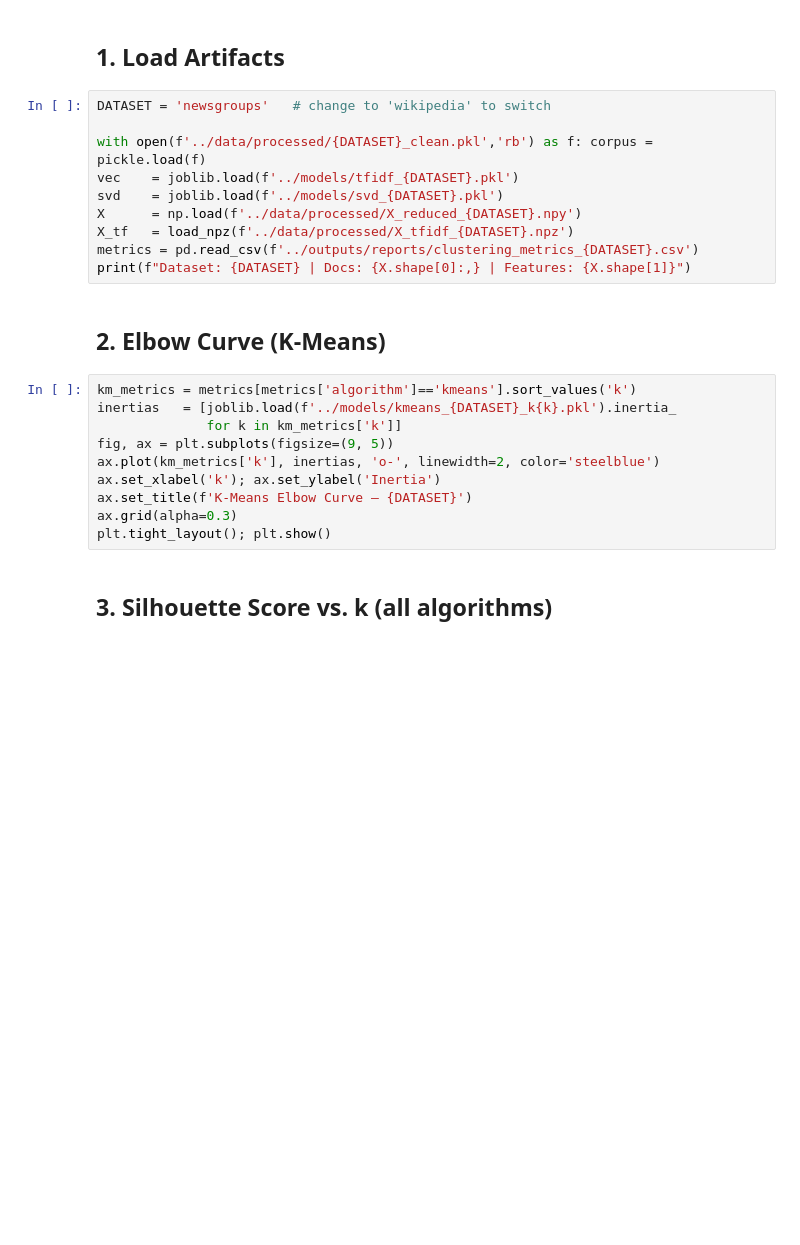
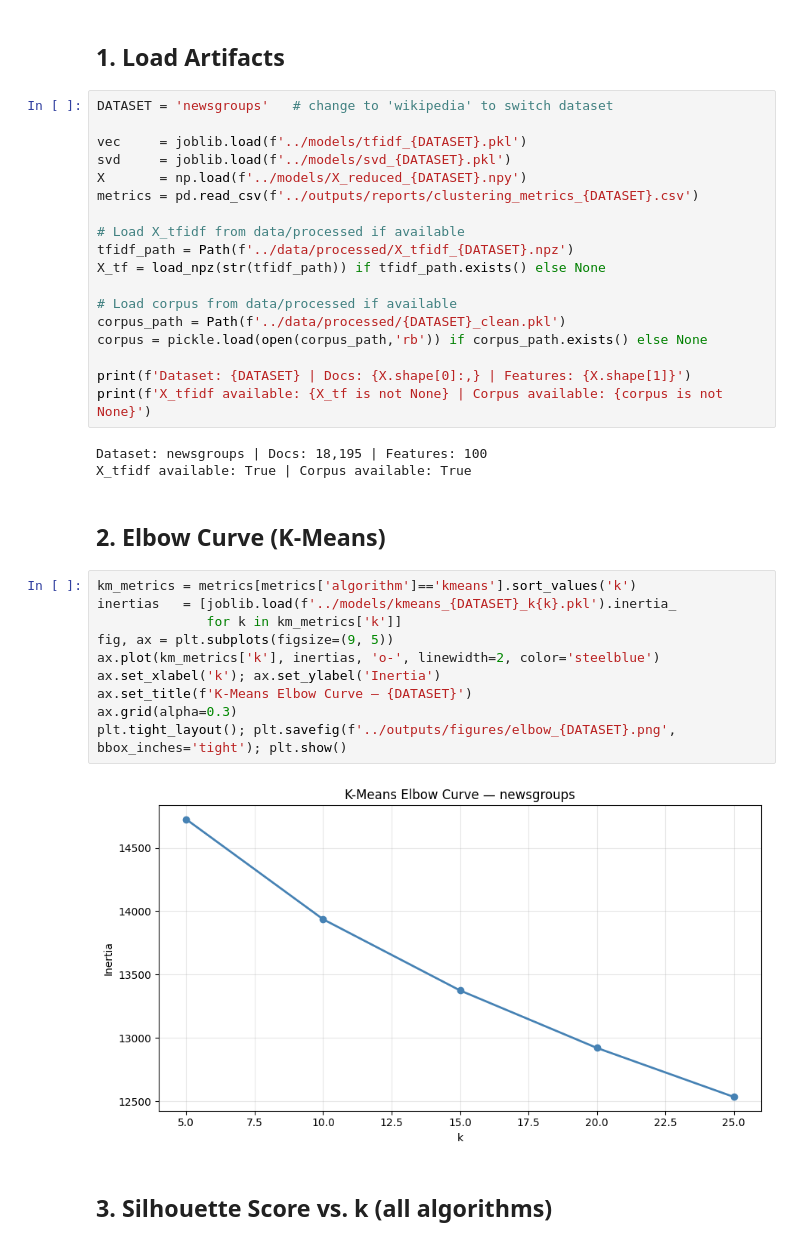
Before and after one commit to ahmednashatnoaman-svg/ML2-document-clustering, a Jupyter notebook: notebooks/03_clustering.ipynb, the cells around one changed output. Cells and saved outputs as stored; diff of their text form; blank space fills up the shorter version.

```diff
--- a/notebooks/03_clustering.ipynb
+++ b/notebooks/03_clustering.ipynb
@@ -11,27 +12,40 @@ from src.evaluation import get_top_terms, cluster_size_distribution
 # %% [markdown]
 ## 1. Load Artifacts
 # %%
-DATASET = 'newsgroups'   # change to 'wikipedia' to switch
+DATASET = 'newsgroups'   # change to 'wikipedia' to switch dataset
 
-with open(f'../data/processed/{DATASET}_clean.pkl','rb') as f: corpus = pickle.load(f)
-vec    = joblib.load(f'../models/tfidf_{DATASET}.pkl')
-svd    = joblib.load(f'../models/svd_{DATASET}.pkl')
-X      = np.load(f'../data/processed/X_reduced_{DATASET}.npy')
-X_tf   = load_npz(f'../data/processed/X_tfidf_{DATASET}.npz')
+vec     = joblib.load(f'../models/tfidf_{DATASET}.pkl')
+svd     = joblib.load(f'../models/svd_{DATASET}.pkl')
+X       = np.load(f'../models/X_reduced_{DATASET}.npy')
 metrics = pd.read_csv(f'../outputs/reports/clustering_metrics_{DATASET}.csv')
-print(f"Dataset: {DATASET} | Docs: {X.shape[0]:,} | Features: {X.shape[1]}")
+
+# Load X_tfidf from data/processed if available
+tfidf_path = Path(f'../data/processed/X_tfidf_{DATASET}.npz')
+X_tf = load_npz(str(tfidf_path)) if tfidf_path.exists() else None
+
+# Load corpus from data/processed if available
+corpus_path = Path(f'../data/processed/{DATASET}_clean.pkl')
+corpus = pickle.load(open(corpus_path,'rb')) if corpus_path.exists() else None
+
+print(f'Dataset: {DATASET} | Docs: {X.shape[0]:,} | Features: {X.shape[1]}')
+print(f'X_tfidf available: {X_tf is not None} | Corpus available: {corpus is not None}')
+# %% [output]
+Dataset: newsgroups | Docs: 18,195 | Features: 100
+X_tfidf available: True | Corpus available: True
 # %% [markdown]
 ## 2. Elbow Curve (K-Means)
 # %%
 km_metrics = metrics[metrics['algorithm']=='kmeans'].sort_values('k')
 inertias   = [joblib.load(f'../models/kmeans_{DATASET}_k{k}.pkl').inertia_
               for k in km_metrics['k']]
 fig, ax = plt.subplots(figsize=(9, 5))
 ax.plot(km_metrics['k'], inertias, 'o-', linewidth=2, color='steelblue')
 ax.set_xlabel('k'); ax.set_ylabel('Inertia')
 ax.set_title(f'K-Means Elbow Curve — {DATASET}')
 ax.grid(alpha=0.3)
-plt.tight_layout(); plt.show()
+plt.tight_layout(); plt.savefig(f'../outputs/figures/elbow_{DATASET}.png', bbox_inches='tight'); plt.show()
+# %% [output]
+[figure, added]
 # %% [markdown]
 ## 3. Silhouette Score vs. k (all algorithms)
 # %%
```
Also changed, not shown: parts of 5 cells of this notebook, 3 other files.
